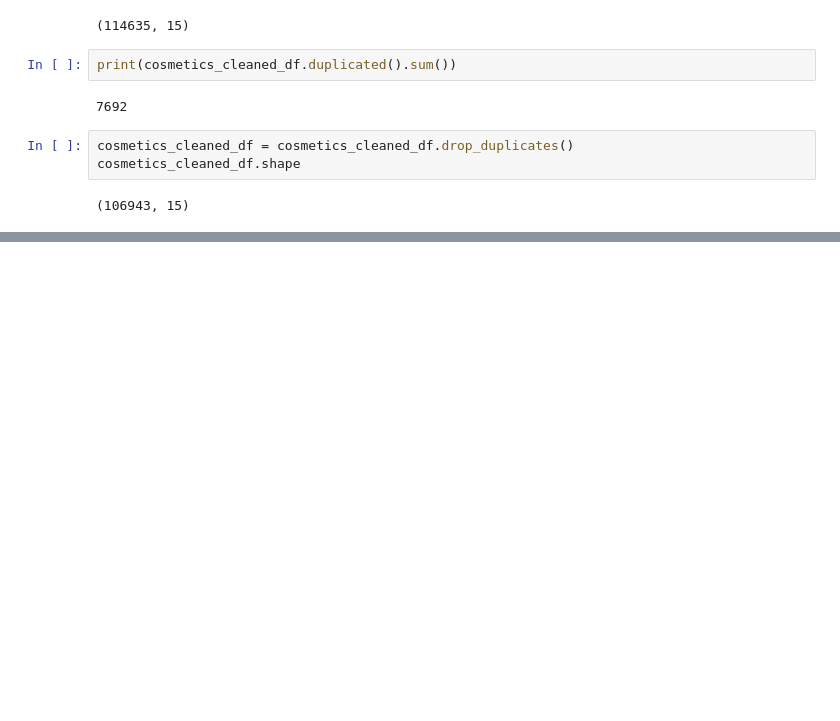
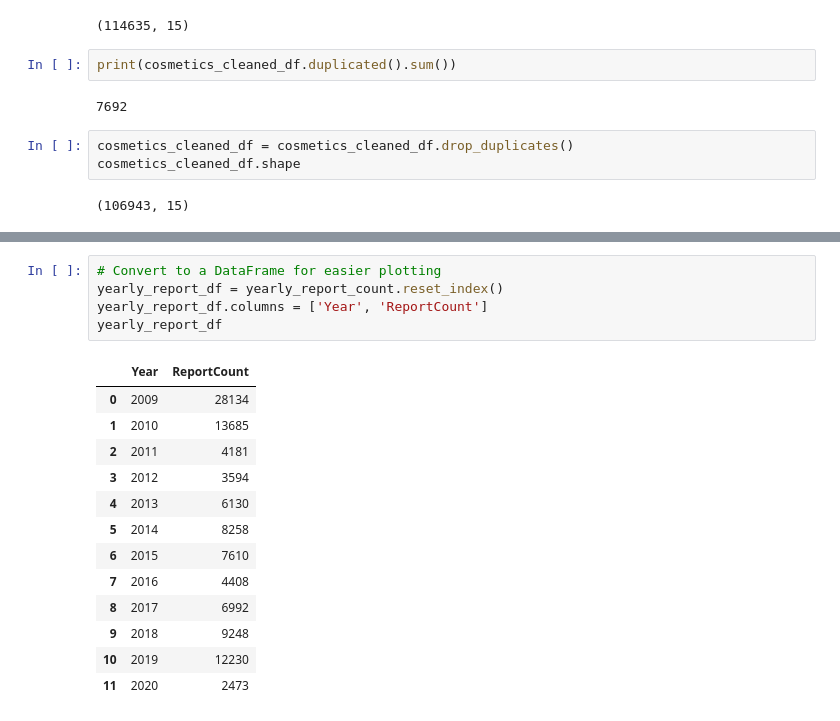
Before and after one commit to Nova8F/Project_1.0, a Jupyter notebook: DM_Project1_Group1_EDA.ipynb, the cells around one changed output, grey strips where cells are left out. Saved outputs shown, nothing was run; the diff lists cells and outputs as text; blank space fills up the shorter version.

```diff
--- a/DM_Project1_Group1_EDA.ipynb
+++ b/DM_Project1_Group1_EDA.ipynb
@@ -62,0 +114,19 @@ cosmetics_cleaned_df.shape
+# %%
+# Convert to a DataFrame for easier plotting
+yearly_report_df = yearly_report_count.reset_index()
+yearly_report_df.columns = ['Year', 'ReportCount']
+yearly_report_df
+# %% [output]
+|  | Year | ReportCount |
+| 0 | 2009 | 28134 |
+| 1 | 2010 | 13685 |
+| 2 | 2011 | 4181 |
+| 3 | 2012 | 3594 |
+| 4 | 2013 | 6130 |
+| 5 | 2014 | 8258 |
+| 6 | 2015 | 7610 |
+| 7 | 2016 | 4408 |
+| 8 | 2017 | 6992 |
+| 9 | 2018 | 9248 |
+| 10 | 2019 | 12230 |
+| 11 | 2020 | 2473 |
```
Also changed, not shown: parts of 5 cells of this notebook.
